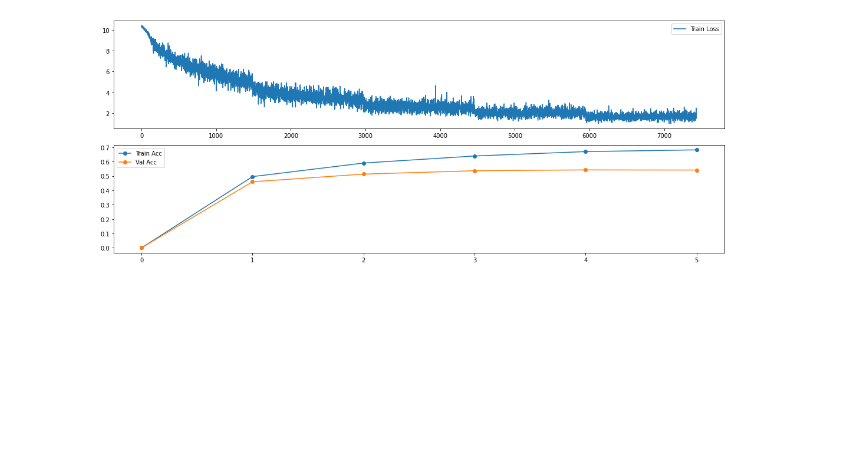
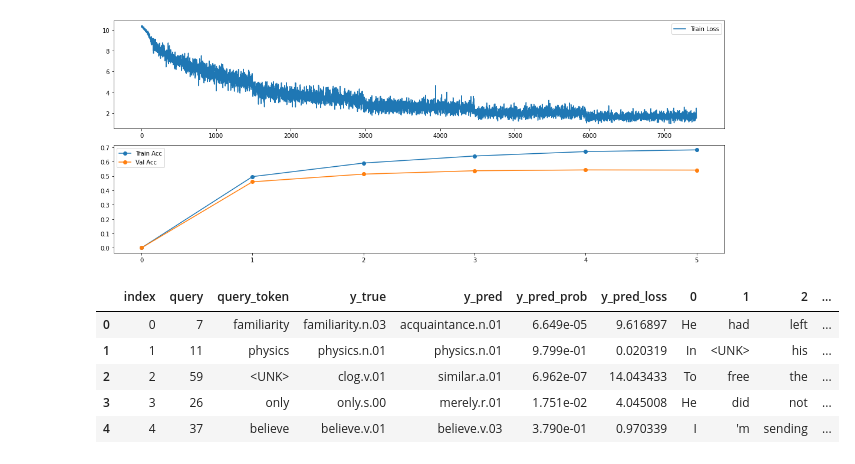
Before and after one commit to YarivLevy81/NLP_HW, a Jupyter notebook: hw1/wsd_model.ipynb, the cells around one changed output. Drawn from its saved outputs; the diff is of its cells as text; code cells hidden in the pictures; blank space fills up the shorter version.

```diff
--- a/hw1/wsd_model.ipynb
+++ b/hw1/wsd_model.ipynb
@@ -451,3 +451,15 @@ axs[1].legend()
 plt.tight_layout()
 # %% [output]
 [figure]
+# %%
+from traineval import higlight_samples
+
+# 5 Random samples
+higlight_samples(m, dev_dataset, sample_size=5)
+# %% [output]
+|  | index | query | query_token | y_true | y_pred | y_pred_prob | y_pred_loss | 0 | 1 | 2 | ... |
+| 0 | 0 | 7 | familiarity | familiarity.n.03 | acquaintance.n.01 | 6.649e-05 | 9.616897 | He | had | left | ... |
+| 1 | 1 | 11 | physics | physics.n.01 | physics.n.01 | 9.799e-01 | 0.020319 | In | <UNK> | his | ... |
+| 2 | 2 | 59 | <UNK> | clog.v.01 | similar.a.01 | 6.962e-07 | 14.043433 | To | free | the | ... |
+| 3 | 3 | 26 | only | only.s.00 | merely.r.01 | 1.751e-02 | 4.045008 | He | did | not | ... |
+| 4 | 4 | 37 | believe | believe.v.01 | believe.v.03 | 3.790e-01 | 0.970339 | I | 'm | sending | ... |
```
Also changed, not shown: parts of 4 cells of this notebook, 1 other file.
